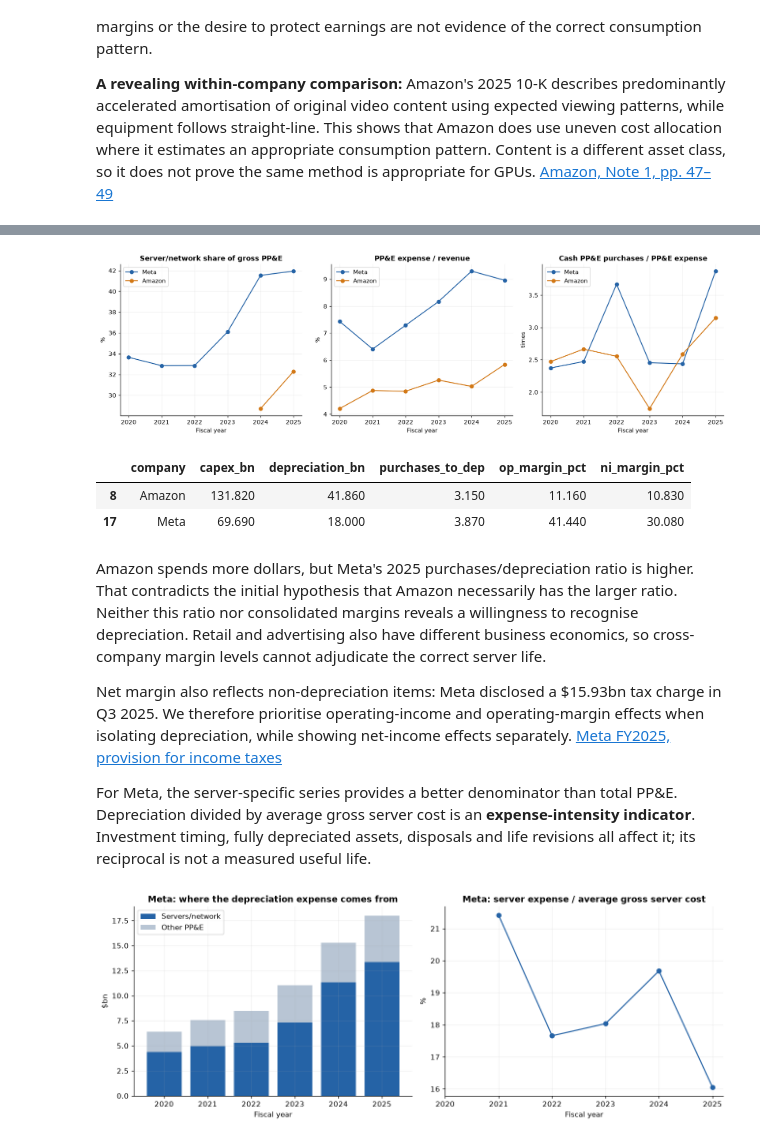
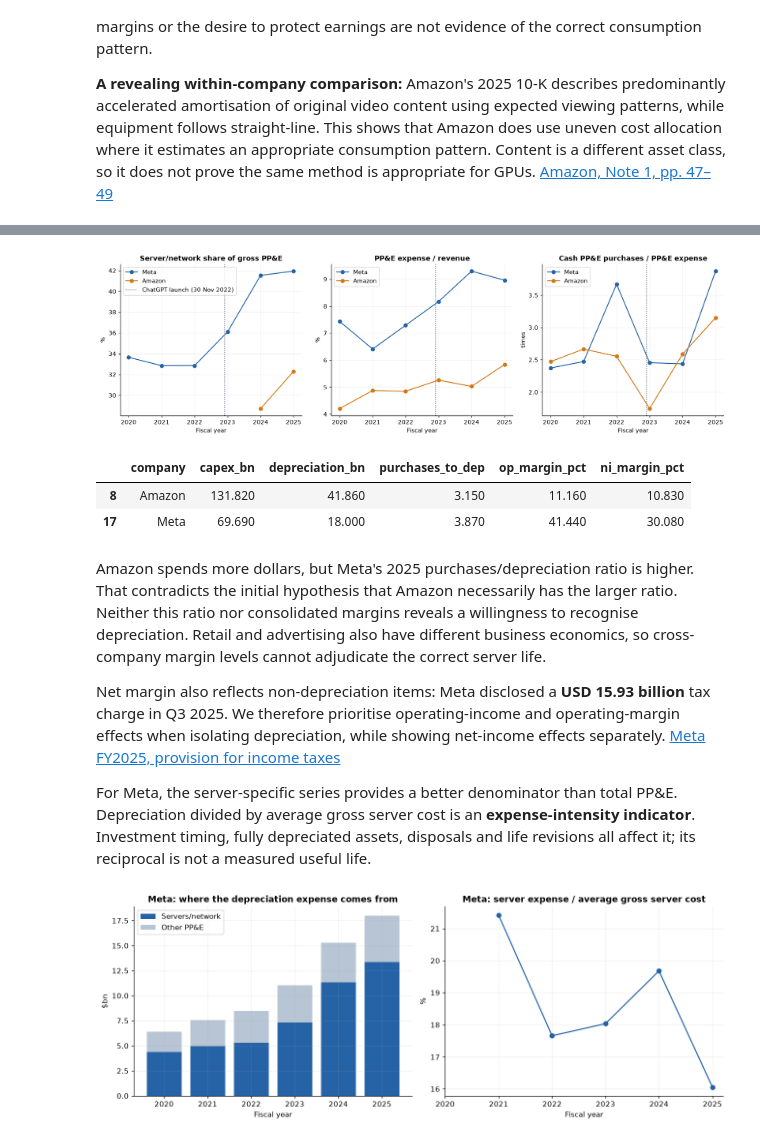
Before and after one commit to rachtrx/he3112_proj, a Jupyter notebook: ai_server_depreciation.ipynb, the cells around one changed output, grey strips where cells are left out. Drawn from its saved outputs; the diff is of its cells as text; code cells hidden in the pictures.

```diff
--- a/ai_server_depreciation.ipynb
+++ b/ai_server_depreciation.ipynb
@@ -115,28 +117,31 @@ Here “capex” means the workbook's cash **purchases of PP&E**, before adjustm
 # %%
 fig,axes = plt.subplots(1,3,figsize=(15,4.5))
+chatgpt_launch_x = 2022 + 333/365  # 30 Nov 2022 on a calendar-year axis
 for ticker, name in [('META','Meta'),('AMZN','Amazon')]:
     s=servers.query('ticker==@ticker').sort_values('fiscal_year')
     n=numbers.query('ticker==@ticker and fiscal_year>=2020')
     axes[0].plot(s.fiscal_year,s.server_share_gross_pct,'o-',color=COLORS[name],label=name)
     axes[1].plot(n.fiscal_year,100*n.depreciation/n.revenue,'o-',color=COLORS[name],label=name)
     axes[2].plot(n.fiscal_year,n.capex/n.depreciation,'o-',color=COLORS[name],label=name)
 for ax,title,unit in zip(axes,['Server/network share of gross PP&E','PP&E expense / revenue','Cash PP&E purchases / PP&E expense'],['%','%','times']):
+    ax.axvline(chatgpt_launch_x,color='#475569',linestyle=':',linewidth=1.25,
+               label='ChatGPT launch (30 Nov 2022)' if ax is axes[0] else None)
     ax.set(title=title,ylabel=unit,xlabel='Fiscal year'); ax.legend()
     ax.set_xticks(range(2020,2026))
 savefig('01_observed_exposure')
 
 latest=numbers.query('fiscal_year==2025').copy()
 latest['purchases_to_dep']=latest.capex/latest.depreciation
 display(latest[['company','capex_bn','depreciation_bn','purchases_to_dep','op_margin_pct','ni_margin_pct']].round(2))
 # %% [output]
-[figure, old version]
+[figure, new version]
 |  | company | capex_bn | depreciation_bn | purchases_to_dep | op_margin_pct | ni_margin_pct |
 | 8 | Amazon | 131.820 | 41.860 | 3.150 | 11.160 | 10.830 |
 | 17 | Meta | 69.690 | 18.000 | 3.870 | 41.440 | 30.080 |
 # %% [markdown]
 Amazon spends more dollars, but Meta's 2025 purchases/depreciation ratio is higher. That contradicts the initial hypothesis that Amazon necessarily has the larger ratio. Neither this ratio nor consolidated margins reveals a willingness to recognise depreciation. Retail and advertising also have different business economics, so cross-company margin levels cannot adjudicate the correct server life.
 
-Net margin also reflects non-depreciation items: Meta disclosed a $15.93bn tax charge in Q3 2025. We therefore prioritise operating-income and operating-margin effects when isolating depreciation, while showing net-income effects separately. [Meta FY2025, provision for income taxes](https://www.sec.gov/Archives/edgar/data/1326801/000162828026003942/meta-20251231.htm)
+Net margin also reflects non-depreciation items: Meta disclosed a **USD 15.93 billion** tax charge in Q3 2025. We therefore prioritise operating-income and operating-margin effects when isolating depreciation, while showing net-income effects separately. [Meta FY2025, provision for income taxes](https://www.sec.gov/Archives/edgar/data/1326801/000162828026003942/meta-20251231.htm)
 
 For Meta, the server-specific series provides a better denominator than total PP&E. Depreciation divided by average gross server cost is an **expense-intensity indicator**. Investment timing, fully depreciated assets, disposals and life revisions all affect it; its reciprocal is not a measured useful life.
 # %%
```
Also changed, not shown: parts of 7 cells of this notebook.
